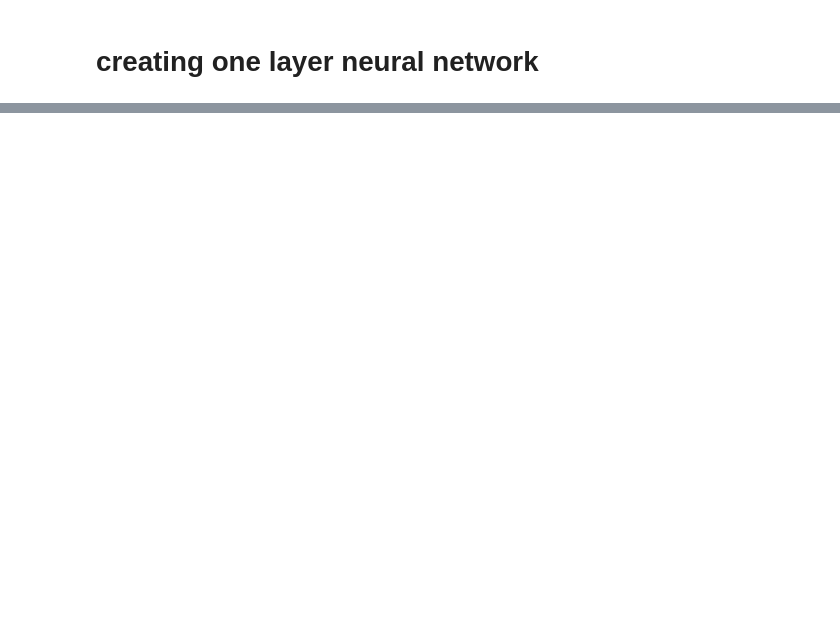
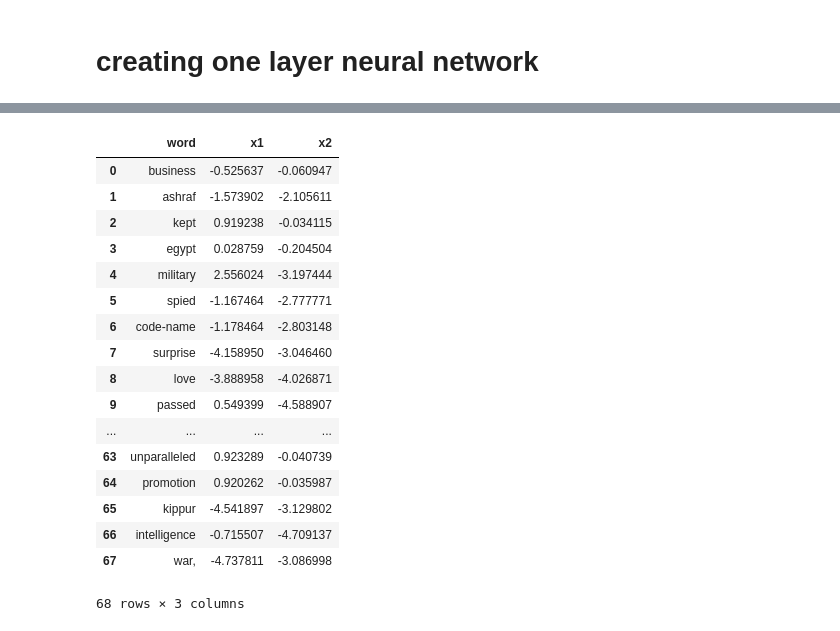
Before and after one commit to aquibjaved/creating-word2vec-from-scratch, a Jupyter notebook: word2vec.ipynb, the cells around one changed output, grey strips where cells are left out. Saved outputs shown, nothing was run; the diff lists cells and outputs as text; code cells hidden in the pictures; blank space fills up the shorter version.

```diff
--- a/word2vec.ipynb
+++ b/word2vec.ipynb
@@ -25,3 +11,23 @@ unique_words = set(words)
+# %%
+# stop_words = ['a', 'be', 'is', 'of', 'the', 'for', 'to', 'on', 'his','did', 'not', 'or', 'as']
+stop_words = ['i', 'me', 'my', 'myself', 'we', 'our', 'ours', 'ourselves', 'you', "you're", "you've", "you'll", "you'd", 'your', 'yours', 'yourself', 'yourselves', 'he', 'him', 'his', 'himself', 'she', "she's", 'her', 'hers', 'herself', 'it', "it's", 'its', 'itself', 'they', 'them', 'their', 'theirs', 'themselves', 'what', 'which', 'who', 'whom', 'this', 'that', "that'll", 'these', 'those', 'am', 'is', 'are', 'was', 'were', 'be', 'been', 'being', 'have', 'has', 'had', 'having', 'do', 'does', 'did', 'doing', 'a', 'an', 'the', 'and', 'but', 'if', 'or', 'because', 'as', 'until', 'while', 'of', 'at', 'by', 'for', 'with', 'about', 'against', 'between', 'into', 'through', 'during', 'before', 'after', 'above', 'below', 'to', 'from', 'up', 'down', 'in', 'out', 'on', 'off', 'over', 'under', 'again', 'further', 'then', 'once', 'here', 'there', 'when', 'where', 'why', 'how', 'all', 'any', 'both', 'each', 'few', 'more', 'most', 'other', 'some', 'such', 'no', 'nor', 'not', 'only', 'own', 'same', 'so', 'than', 'too', 'very', 's', 't', 'can', 'will', 'just', 'don', "don't", 'should', "should've", 'now', 'd', 'll', 'm', 'o', 're', 've', 'y', 'ain', 'aren', "aren't", 'couldn', "couldn't", 'didn', "didn't", 'doesn', "doesn't", 'hadn', "hadn't", 'hasn', "hasn't", 'haven', "haven't", 'isn', "isn't", 'ma', 'mightn', "mightn't", 'mustn', "mustn't", 'needn', "needn't", 'shan', "shan't", 'shouldn', "shouldn't", 'wasn', "wasn't", 'weren', "weren't", 'won', "won't", 'wouldn', "wouldn't"]
+sentences = []
+for text in documents:
+    text = text.lower()
+    tmp = text.split(" ")
+    text_clean = [w for w in tmp if not w in stop_words]
+    sentences.append(" ".join(text_clean))
+
+
+words = []
+for docs in sentences:
+    tokenized = docs.split()
+    for token_words in tokenized:
+        if not token_words in stop_words:
+            words.append(token_words)
+
+# unique words in corpus
+unique_words = set(words)
 # %%
 sentences
 # %% [output]
@@ -193,0 +227,25 @@ print(vectors)
+# %%
+import pandas as pd
+w2v_df = pd.DataFrame(vectors, columns = ['x1', 'x2'])
+w2v_df['word'] = unique_words
+w2v_df = w2v_df[['word', 'x1', 'x2']]
+w2v_df
+# %% [output]
+|  | word | x1 | x2 |
+| 0 | business | -0.525637 | -0.060947 |
+| 1 | ashraf | -1.573902 | -2.105611 |
+| 2 | kept | 0.919238 | -0.034115 |
+| 3 | egypt | 0.028759 | -0.204504 |
+| 4 | military | 2.556024 | -3.197444 |
+| 5 | spied | -1.167464 | -2.777771 |
+| 6 | code-name | -1.178464 | -2.803148 |
+| 7 | surprise | -4.158950 | -3.046460 |
+| 8 | love | -3.888958 | -4.026871 |
+| 9 | passed | 0.549399 | -4.588907 |
+| ... | ... | ... | ... |
+| 63 | unparalleled | 0.923289 | -0.040739 |
+| 64 | promotion | 0.920262 | -0.035987 |
+| 65 | kippur | -4.541897 | -3.129802 |
+| 66 | intelligence | -0.715507 | -4.709137 |
+| 67 | war, | -4.737811 | -3.086998 |
+68 rows × 3 columns
```
Also changed, not shown: parts of 13 cells of this notebook.
